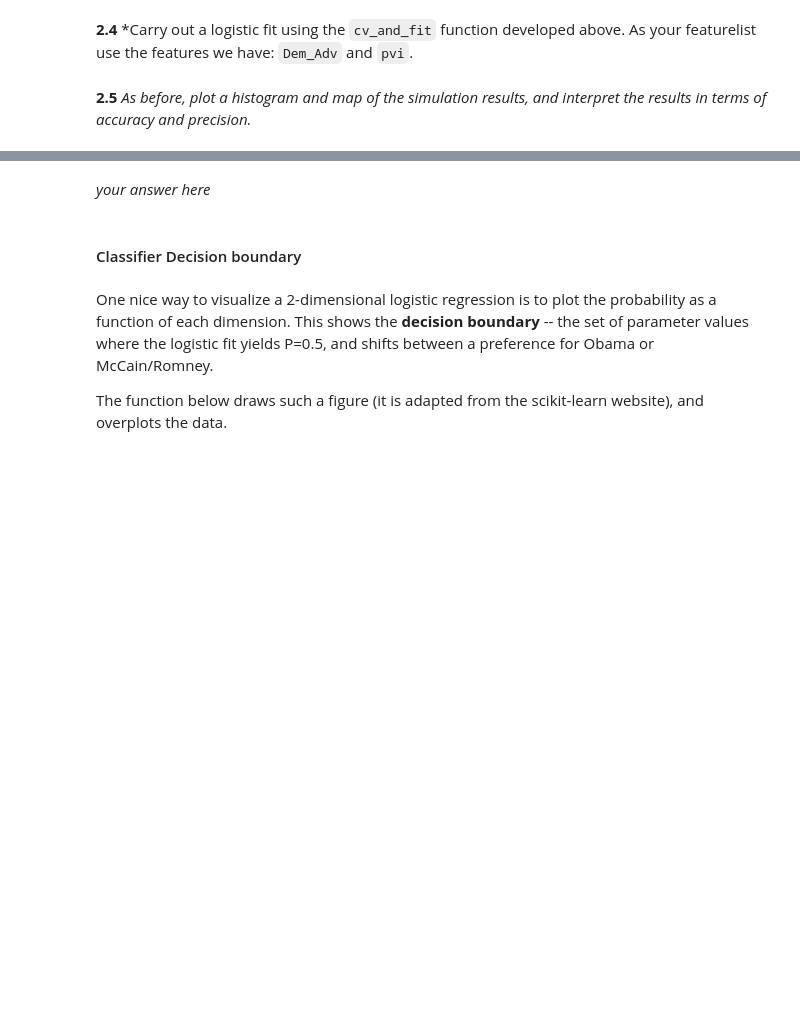
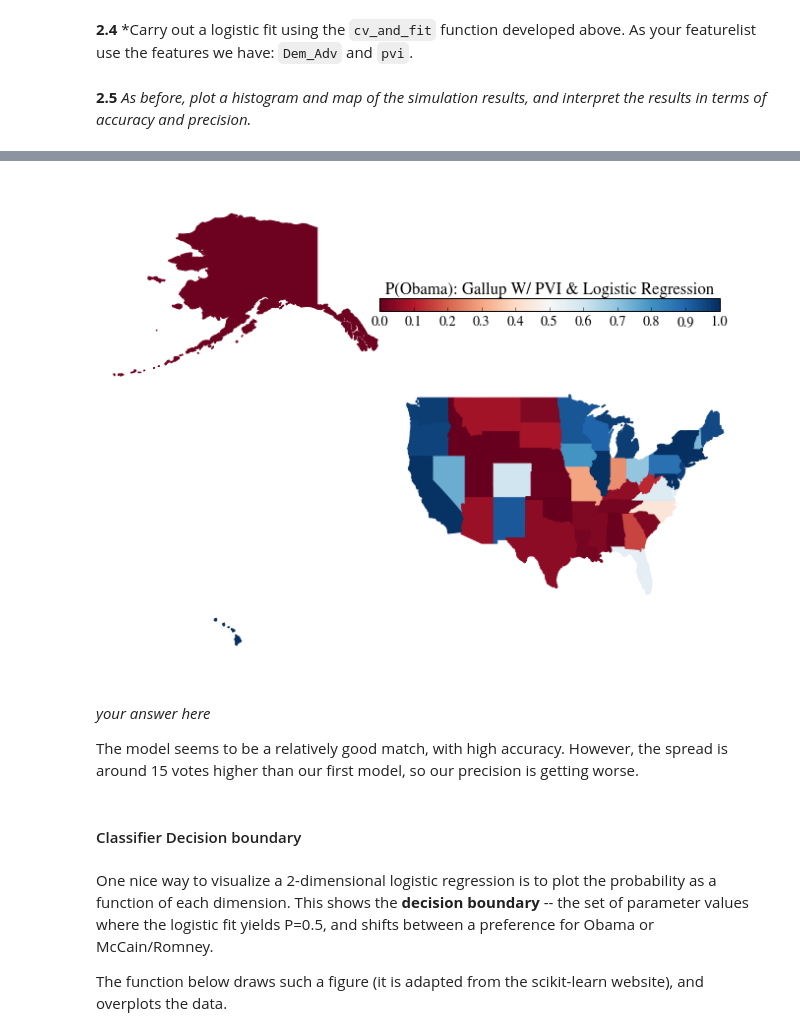
Before and after one commit to hiroshi-ishiiadajar/content, a Jupyter notebook: HW2.ipynb, the cells around one changed output, grey strips where cells are left out. Cells and saved outputs as stored; diff of their text form; code cells hidden in the pictures; blank space fills up the shorter version.

```diff
--- a/HW2.ipynb
+++ b/HW2.ipynb
@@ -993,8 +1017,14 @@ def cv_and_fit(frame2008, frame2012, featureslist, n_folds=5):
 # %%
 #code to make the map
 #your code here
+make_map(model.Obama, "P(Obama): Gallup W/ PVI & Logistic Regression")
+plt.show()
+# %% [output]
+[figure, added]
-# %% [markdown]
-*your answer here*
+# %% [markdown]
+*your answer here*
+
+The model seems to be a relatively good match, with high accuracy.  However, the spread is around 15 votes higher than our first model, so our precision is getting worse.
 # %% [markdown]
 #### Classifier Decision boundary
 # %% [markdown]
```
Also changed, not shown: parts of 13 cells of this notebook.
